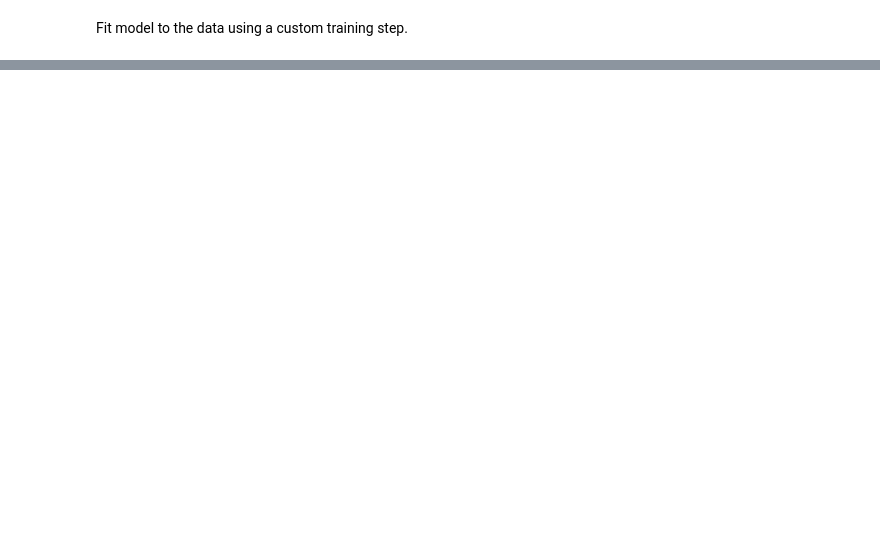
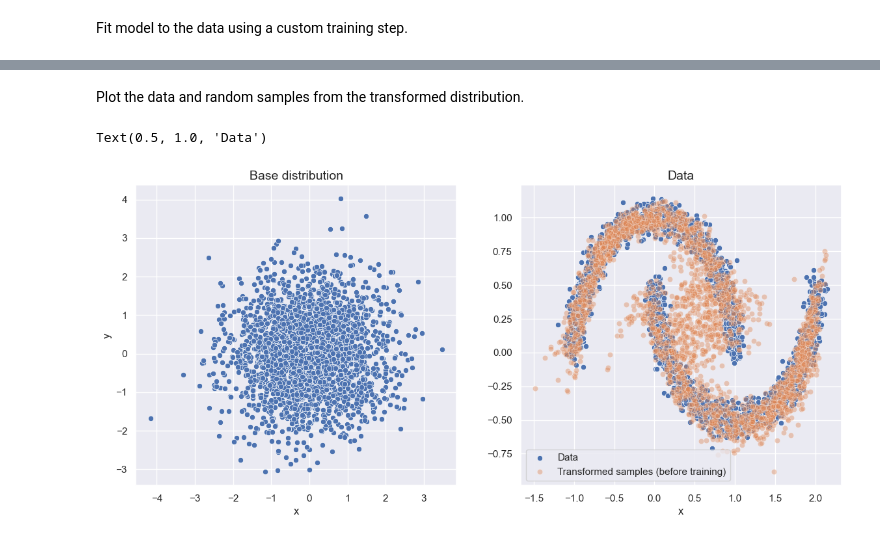
Before and after one commit to emanuele-moscato/bayesian-explorations, a Jupyter notebook: notebooks/real_nvp_flows_from_scratch.ipynb, the cells around one changed output, grey strips where cells are left out. Drawn from its saved outputs; the diff is of its cells as text; code cells hidden in the pictures; blank space fills up the shorter version.

Commit message:
Update notebook to implement Real NVP models from scratch

```diff
--- a/notebooks/real_nvp_flows_from_scratch.ipynb
+++ b/notebooks/real_nvp_flows_from_scratch.ipynb
@@ -246,0 +332,41 @@ plt.title('Data', fontsize=14)
+# %% [markdown]
+Plot the data and random samples from the transformed distribution.
+# %%
+fig, axs = plt.subplots(figsize=(14, 6), nrows=1, ncols=2)
+
+base_samples = rnvp_model.base_distr.sample(2500)
+
+sns.scatterplot(
+    x=base_samples[:, 0],
+    y=base_samples[:, 1],
+    ax=axs[0]
+)
+
+plt.sca(axs[0])
+plt.xlabel('x')
+plt.ylabel('y')
+plt.title('Base distribution', fontsize=14)
+
+sns.scatterplot(
+    x=data[:, 0],
+    y=data[:, 1],
+    ax=axs[1],
+    label='Data'
+)
+
+transformed_samples = rnvp_model.transformed_distr.bijector.forward(base_samples)
+
+sns.scatterplot(
+    x=transformed_samples[:, 0],
+    y=transformed_samples[:, 1],
+    ax=axs[1],
+    label='Transformed samples (before training)',
+    alpha=.4
+)
+
+plt.sca(axs[1])
+plt.xlabel('x')
+plt.title('Data', fontsize=14)
+# %% [output]
+Text(0.5, 1.0, 'Data')
+[figure, added]
```
Also changed, not shown: parts of 18 cells of this notebook.
